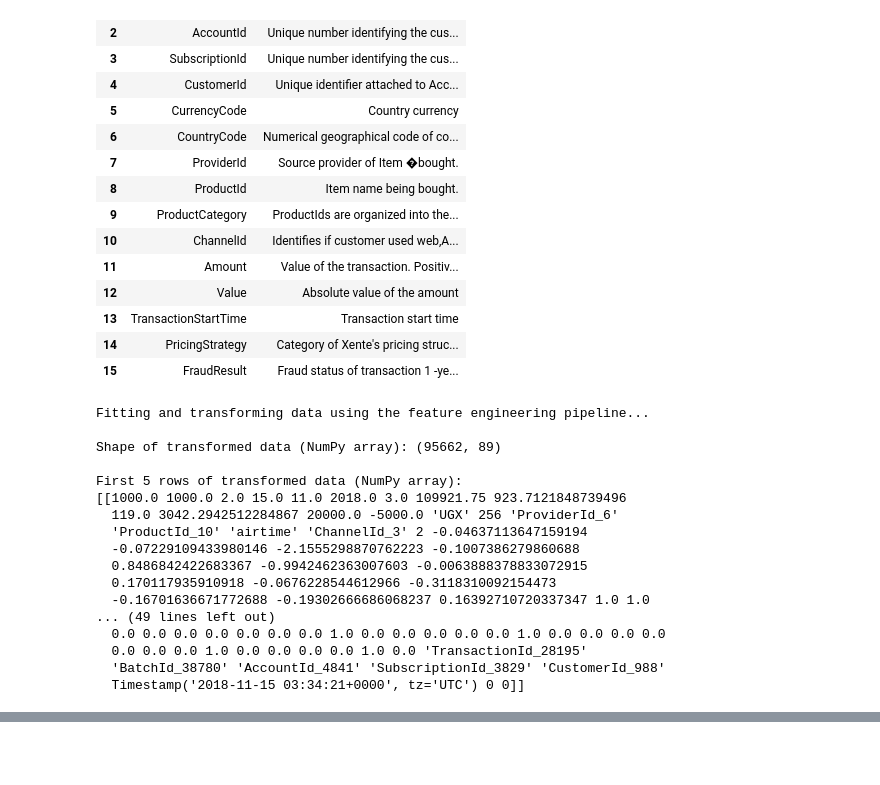
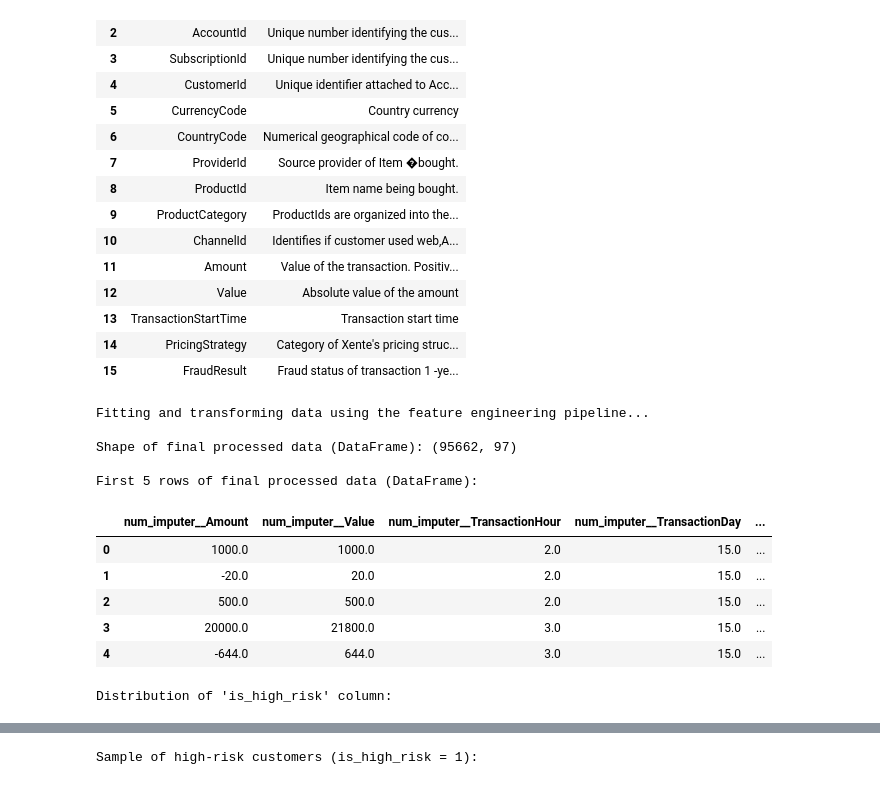
Before and after one commit to Ola-je/credit-risk-model, a Jupyter notebook: notebooks/1.0-eda.ipynb, the cells around one changed output, grey strips where cells are left out. Drawn from its saved outputs; the diff is of its cells as text; code cells hidden in the pictures; blank space fills up the shorter version.

```diff
--- a/notebooks/1.0-eda.ipynb
+++ b/notebooks/1.0-eda.ipynb
@@ -295,27 +296,68 @@ Content of Xente Variable Definitions:
 # %%
 feature_pipeline = create_feature_engineering_pipeline()
 
 print("Fitting and transforming data using the feature engineering pipeline...")
-transformed_data = feature_pipeline.fit_transform(main_transactions_df)
 
-print("\nShape of transformed data (NumPy array):", transformed_data.shape)
-print("\nFirst 5 rows of transformed data (NumPy array):")
-print(transformed_data[:5])
+columns_to_keep = ['TransactionId', 'BatchId', 'AccountId', 'SubscriptionId', 'CustomerId', 'FraudResult']
+
+intermediate_pipeline = Pipeline(steps=[
+    ('datetime_extractor', feature_pipeline.named_steps['datetime_extractor']),
+    ('feature_aggregator', feature_pipeline.named_steps['feature_aggregator']),
+    ('rfm_calculator', feature_pipeline.named_steps['rfm_calculator']),
+    ('risk_profiler', feature_pipeline.named_steps['risk_profiler'])
+])
+
+processed_features_df = intermediate_pipeline.fit_transform(main_transactions_df.copy()) # Use a copy
+
+numerical_cols_for_preprocessor = [
+    'Amount', 'Value', 'TransactionHour', 'TransactionDay', 'TransactionMonth', 'TransactionYear',
+    'TransactionDayOfWeek', 'TransactionIsWeekend',
+    'Recency', 'Frequency', 'Monetary',
+    'TotalTransactionAmount', 'AverageTransactionAmount',
+    'TransactionCount', 'StdTransactionAmount', 'MaxTransactionAmount', 'MinTransactionAmount'
+]
+
+categorical_cols_for_preprocessor = [
+    'CurrencyCode', 'CountryCode', 'ProviderId', 'ProductId',
+    'ProductCategory', 'ChannelId', 'PricingStrategy'
+]
+
+
+features_for_preprocessor = numerical_cols_for_preprocessor + categorical_cols_for_preprocessor
+data_for_final_preprocessor = processed_features_df[features_for_preprocessor]
+
+transformed_features_array = feature_pipeline.named_steps['final_preprocessor'].fit_transform(data_for_final_preprocessor)
+preprocessor_output_names = feature_pipeline.named_steps['final_preprocessor'].get_feature_names_out()
+
+transformed_features_df = pd.DataFrame(transformed_features_array, columns=preprocessor_output_names)
+processed_features_df_reset = processed_features_df.reset_index(drop=True)
+transformed_features_df_reset = transformed_features_df.reset_index(drop=True)
+
+
+final_processed_df = pd.concat([
+    transformed_features_df_reset,
+    processed_features_df_reset[columns_to_keep + ['RFM_Cluster', 'is_high_risk']]
+], axis=1)
+
+print("\nShape of final processed data (DataFrame):", final_processed_df.shape)
+print("\nFirst 5 rows of final processed data (DataFrame):")
+display(final_processed_df.head())
+
+print("\nDistribution of 'is_high_risk' column:")
+display(final_processed_df['is_high_risk'].value_counts())
+
+print("\nSample of high-risk customers (is_high_risk = 1):")
+display(final_processed_df[final_processed_df['is_high_risk'] == 1].head())
 # %% [output]
 Fitting and transforming data using the feature engineering pipeline...
 
-Shape of transformed data (NumPy array): (95662, 89)
+Shape of final processed data (DataFrame): (95662, 97)
 
-First 5 rows of transformed data (NumPy array):
-[[1000.0 1000.0 2.0 15.0 11.0 2018.0 3.0 109921.75 923.7121848739496
-  119.0 3042.2942512284867 20000.0 -5000.0 'UGX' 256 'ProviderId_6'
-  'ProductId_10' 'airtime' 'ChannelId_3' 2 -0.04637113647159194
-  -0.07229109433980146 -2.1555298870762223 -0.1007386279860688
-  0.8486842422683367 -0.9942462363007603 -0.0063888378833072915
-  0.170117935910918 -0.0676228544612966 -0.3118310092154473
-  -0.16701636671772688 -0.19302666686068237 0.16392710720337347 1.0 1.0
-... (49 lines left out)
-  0.0 0.0 0.0 0.0 0.0 0.0 0.0 1.0 0.0 0.0 0.0 0.0 0.0 1.0 0.0 0.0 0.0 0.0
-  0.0 0.0 0.0 1.0 0.0 0.0 0.0 0.0 1.0 0.0 'TransactionId_28195'
-  'BatchId_38780' 'AccountId_4841' 'SubscriptionId_3829' 'CustomerId_988'
-  Timestamp('2018-11-15 03:34:21+0000', tz='UTC') 0 0]]
+First 5 rows of final processed data (DataFrame):
+|  | num_imputer__Amount | num_imputer__Value | num_imputer__TransactionHour | num_imputer__TransactionDay | ... |
+| 0 | 1000.0 | 1000.0 | 2.0 | 15.0 | ... |
+| 1 | -20.0 | 20.0 | 2.0 | 15.0 | ... |
+| 2 | 500.0 | 500.0 | 2.0 | 15.0 | ... |
+| 3 | 20000.0 | 21800.0 | 3.0 | 15.0 | ... |
+| 4 | -644.0 | 644.0 | 3.0 | 15.0 | ... |
+Distribution of 'is_high_risk' column:
@@ -321,0 +368 @@ First 5 rows of transformed data (NumPy array):
+Sample of high-risk customers (is_high_risk = 1):
```
Also changed, not shown: parts of 2 cells of this notebook, 1 other file.
